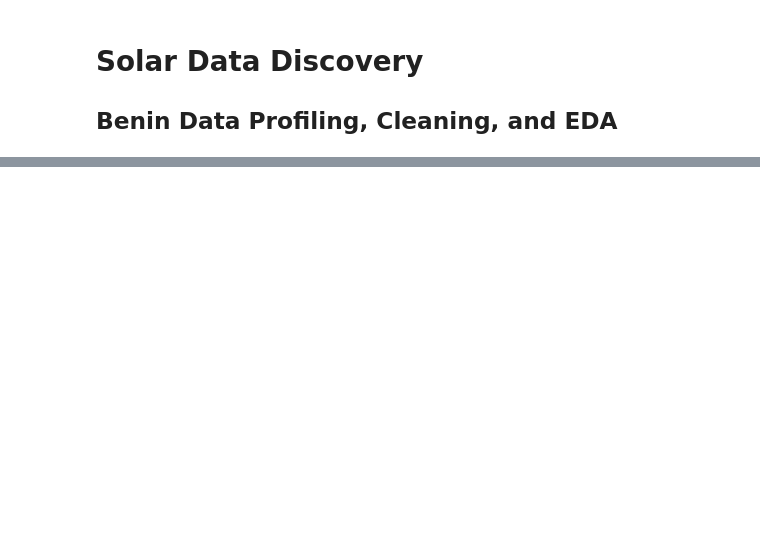
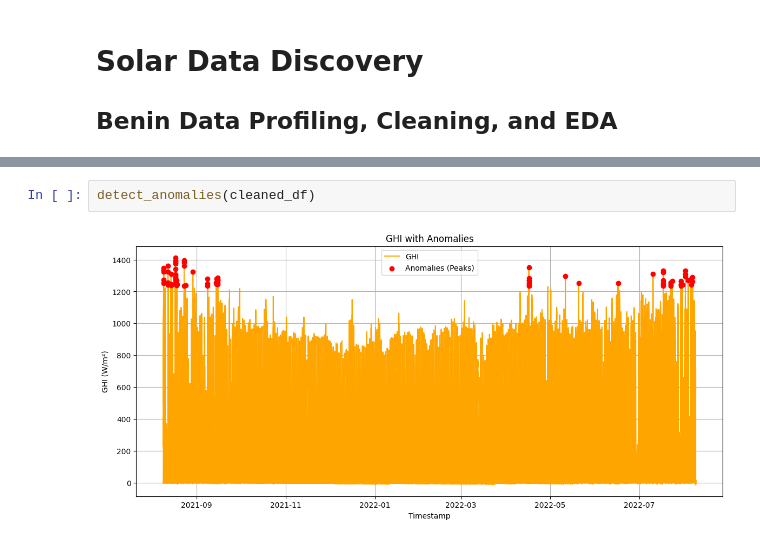
Before and after one commit to wondifraw/solar-challenge-week1, a Jupyter notebook: notebooks/benin_eda.ipynb, the cells around one changed output, grey strips where cells are left out. Drawn from its saved outputs; the diff is of its cells as text; blank space fills up the shorter version.

```diff
--- a/notebooks/benin_eda.ipynb
+++ b/notebooks/benin_eda.ipynb
@@ -683,0 +140,4 @@ plt.show()
+# %%
+detect_anomalies(cleaned_df)
+# %% [output]
+[figure, added]
```
Also changed, not shown: parts of 90 cells of this notebook, 1 other file.
